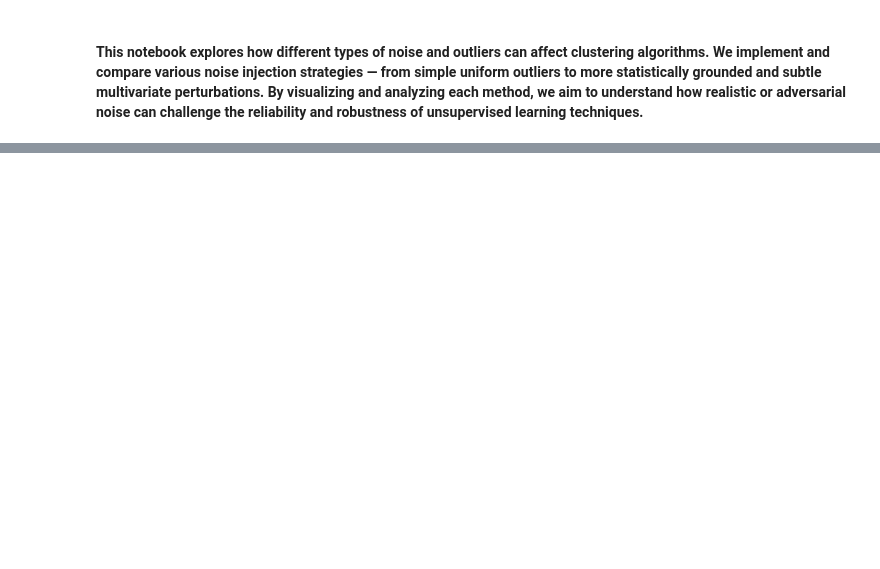
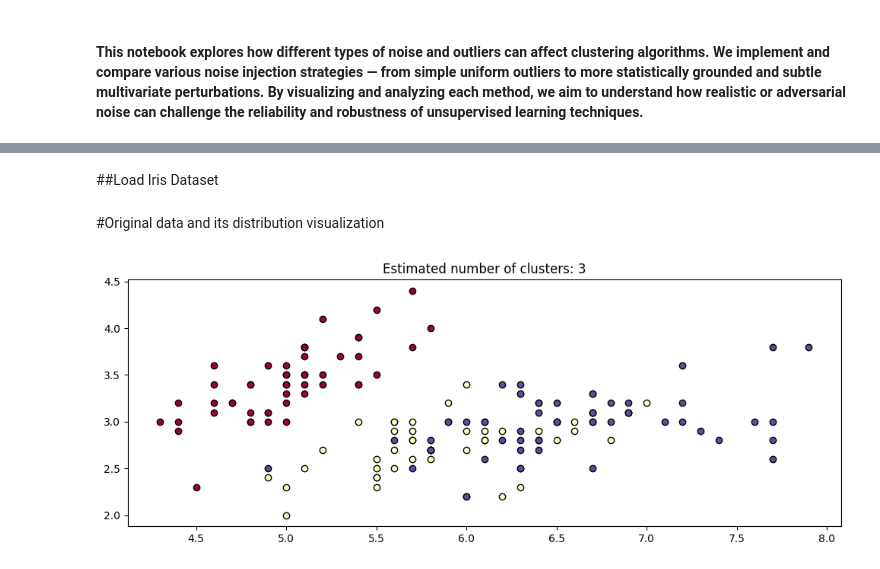
Before and after one commit to Poison-Cluster/poison-cluster, a Jupyter notebook: randomized_injection/randomized_injection_attack.ipynb, the cells around one changed output, grey strips where cells are left out. Cells and saved outputs as stored; diff of their text form; code cells hidden in the pictures; blank space fills up the shorter version.

Commit message:
added clustering and evaluation for randomized injection attack

```diff
--- a/randomized_injection/randomized_injection_attack.ipynb
+++ b/randomized_injection/randomized_injection_attack.ipynb
@@ -119,0 +17,35 @@ plot_feature_pairs(df_label_shuffled, label_column='species', figsize=(16, 12))
+# %%
+def plot(df, labels, probabilities=None, parameters=None, ground_truth=False, ax=None):
+    if ax is None:
+        _, ax = plt.subplots(figsize=(10, 4))
+
+    # Fallbacks
+    labels = np.array(labels) if labels is not None else np.ones(len(df))
+    probabilities = np.array(probabilities) if probabilities is not None else np.ones(len(df))
+
+    unique_labels = set(labels)
+    colors = [plt.cm.Spectral(each) for each in np.linspace(0, 1, len(unique_labels))]
+
+    for k, col in zip(unique_labels, colors):
+        if k == -1:
+            col = [0, 0, 0, 1]  # Noise is black
+
+        class_members = (labels == k)
+        for i, row in df[class_members].iterrows():
+            ax.plot(
+                row.iloc[0],  # First column as x
+                row.iloc[1],  # Second column as y
+                "x" if k == -1 else "o",
+                markerfacecolor=tuple(col),
+                markeredgecolor="k",
+                markersize=4 if k == -1 else 1 + 5 * probabilities[i],
+            )
+
+    n_clusters_ = len(unique_labels) - (1 if -1 in unique_labels else 0)
+    preamble = "True" if ground_truth else "Estimated"
+    title = f"{preamble} number of clusters: {n_clusters_}"
+    if parameters is not None:
+        title += " | " + ", ".join(f"{k}={v}" for k, v in parameters.items())
+
+    ax.set_title(title)
+    plt.tight_layout()
@@ -119,0 +69,10 @@ plot_feature_pairs(df_label_shuffled, label_column='species', figsize=(16, 12))
+# %% [markdown]
+##Load Iris Dataset
+# %%
+df_iris = datasets.load_iris(as_frame=True)
+# %% [markdown]
+#Original data and its distribution visualization
+# %%
+plot(df_iris['data'], labels=df_iris['target'])
+# %% [output]
+[figure, added]
```
Also changed, not shown: parts of 72 cells of this notebook.
